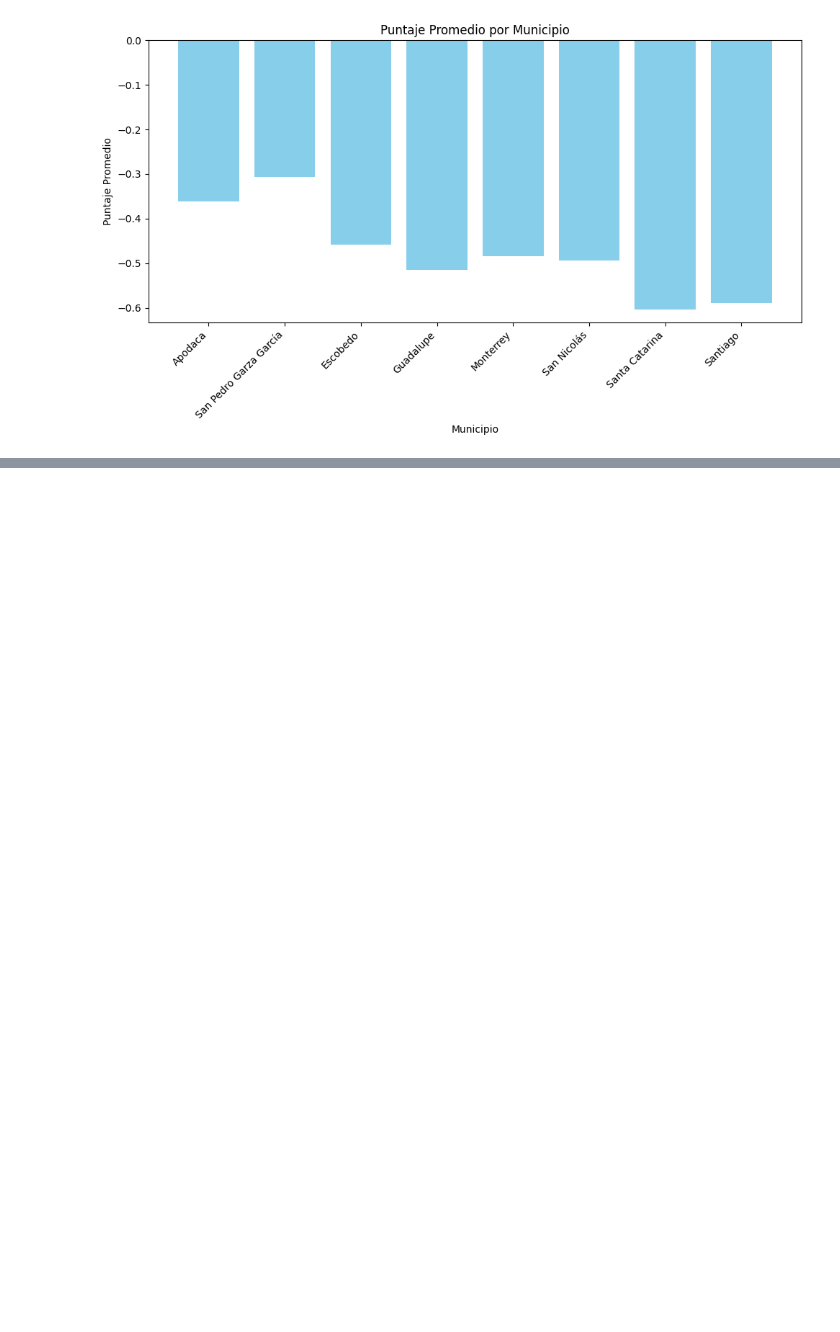
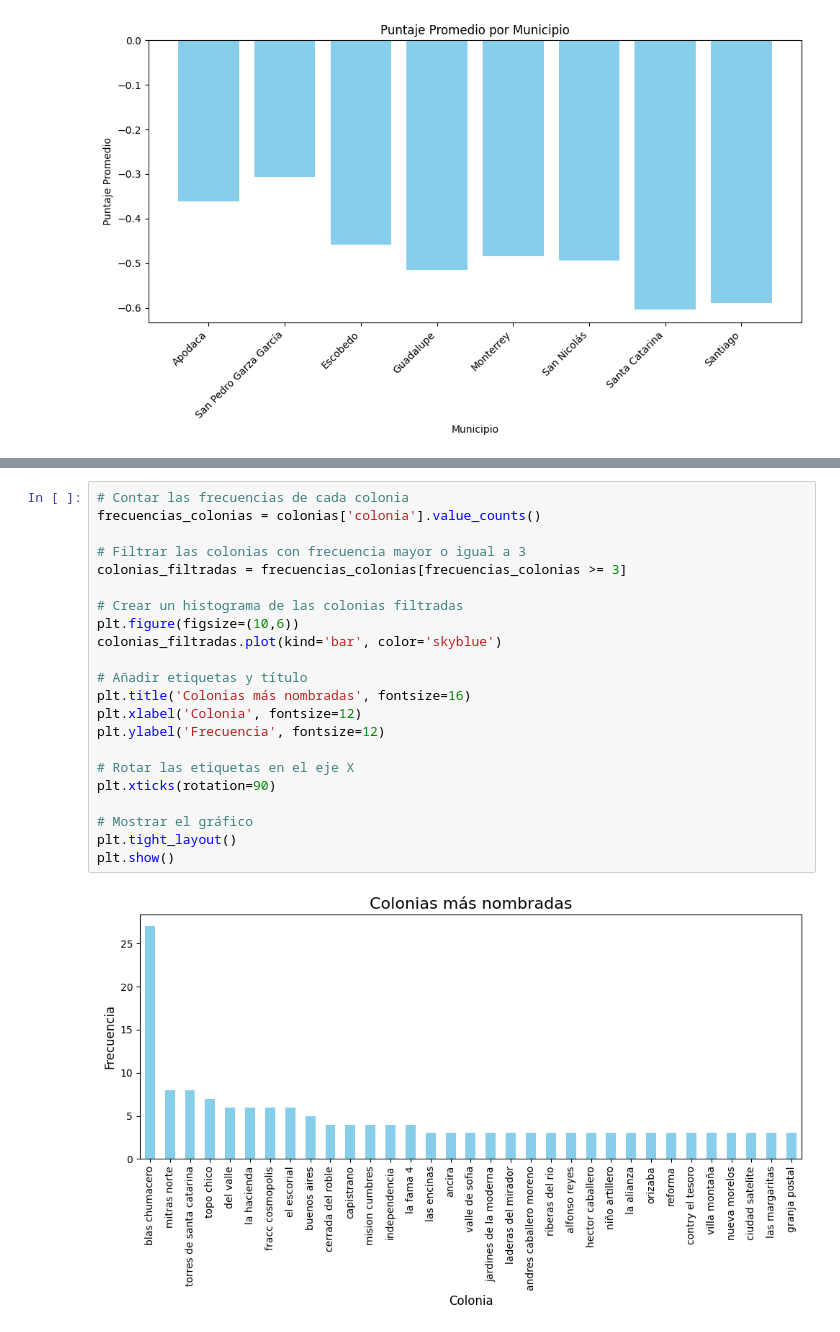
Before and after one commit to danips390/Riesgos_Urbanos_NLP, a Jupyter notebook: geolocalizacion.ipynb, the cells around one changed output, grey strips where cells are left out. Cells and saved outputs as stored; diff of their text form; blank space fills up the shorter version.

```diff
--- a/geolocalizacion.ipynb
+++ b/geolocalizacion.ipynb
@@ -171,0 +149,24 @@ plt.show()
+# %%
+# Contar las frecuencias de cada colonia
+frecuencias_colonias = colonias['colonia'].value_counts()
+
+# Filtrar las colonias con frecuencia mayor o igual a 3
+colonias_filtradas = frecuencias_colonias[frecuencias_colonias >= 3]
+
+# Crear un histograma de las colonias filtradas
+plt.figure(figsize=(10,6))
+colonias_filtradas.plot(kind='bar', color='skyblue')
+
+# Añadir etiquetas y título
+plt.title('Colonias más nombradas', fontsize=16)
+plt.xlabel('Colonia', fontsize=12)
+plt.ylabel('Frecuencia', fontsize=12)
+
+# Rotar las etiquetas en el eje X
+plt.xticks(rotation=90)
+
+# Mostrar el gráfico
+plt.tight_layout()
+plt.show()
+# %% [output]
+[figure, added]
```
Also changed, not shown: parts of 10 cells of this notebook.
